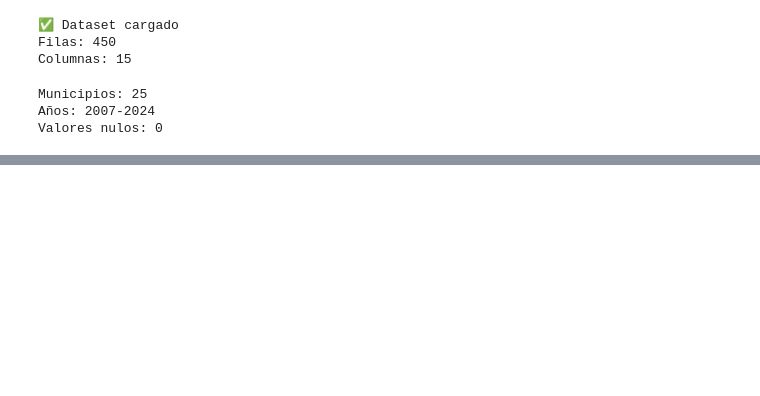
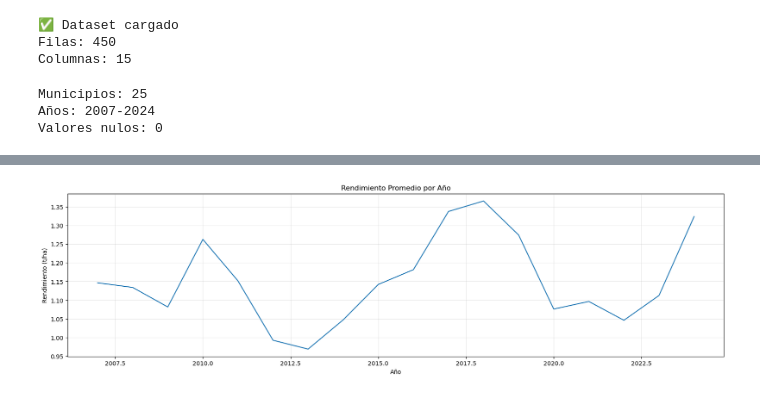
Before and after one commit to danieloliv44/proyecto_aplicado_en_analitica_de_datos, a Jupyter notebook: notebooks/exploracion/exploracion_data.ipynb, the cells around one changed output, grey strips where cells are left out. Saved outputs shown, nothing was run; the diff lists cells and outputs as text; code cells hidden in the pictures; blank space fills up the shorter version.

```diff
--- a/notebooks/exploracion/exploracion_data.ipynb
+++ b/notebooks/exploracion/exploracion_data.ipynb
@@ -24,0 +57,11 @@ Valores nulos: 0
+# %%
+import matplotlib.pyplot as plt
+
+df.groupby('Año')['Rendimiento (t/ha)'].mean().plot(figsize=(20, 5))
+plt.title('Rendimiento Promedio por Año')
+plt.xlabel('Año')
+plt.ylabel('Rendimiento (t/ha)')
+plt.grid(alpha=0.3)
+plt.show()
+# %% [output]
+[figure, added]
```
Also changed, not shown: parts of 2 cells of this notebook.
